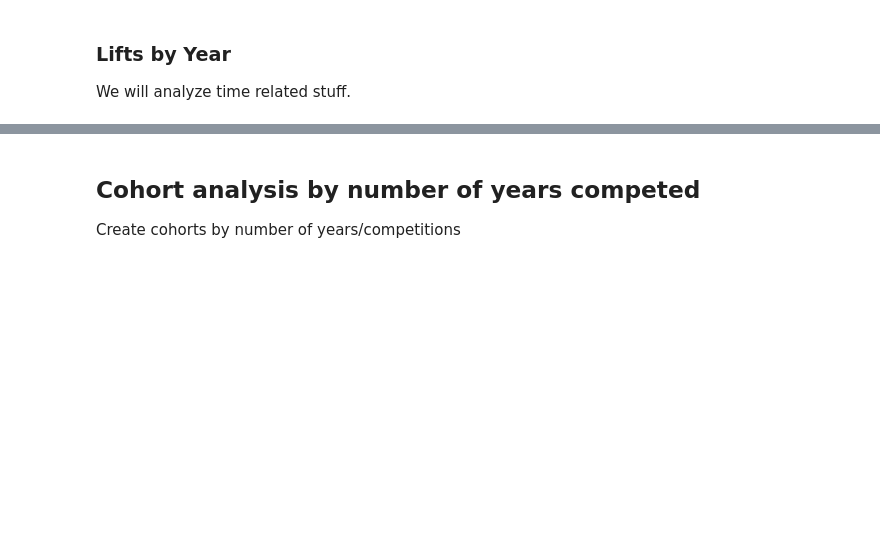
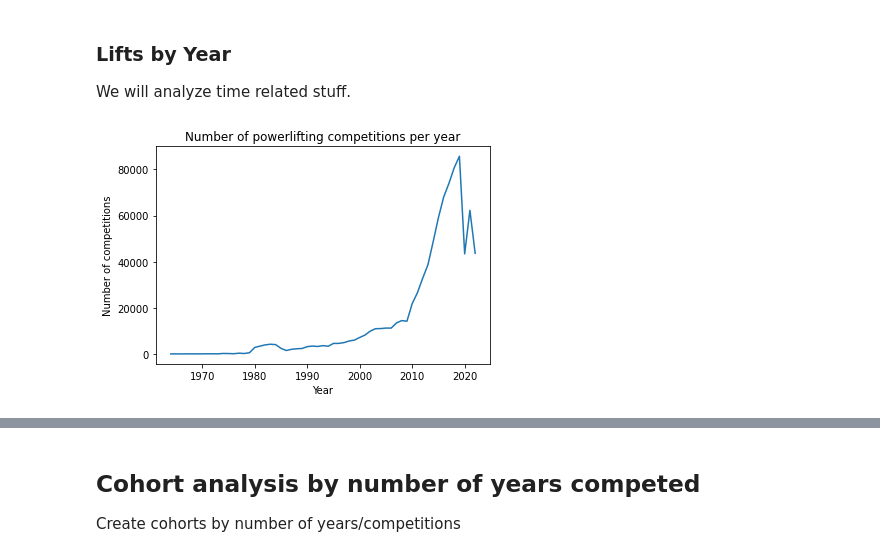
Before and after one commit to kim-jason/PowerliftingDataset, a Jupyter notebook: Powerlifting_Data_Science_Project.ipynb, the cells around one changed output, grey strips where cells are left out. Cells and saved outputs as stored; diff of their text form; code cells hidden in the pictures; blank space fills up the shorter version.

```diff
--- a/Powerlifting_Data_Science_Project.ipynb
+++ b/Powerlifting_Data_Science_Project.ipynb
@@ -2485,0 +2454,11 @@ We will analyze time related stuff.
+# %%
+all_lifts_male_year_count = all_lifts_male.groupby(['Year'])['Year'].count().reset_index(name='Count')
+#display(all_lifts_male_year_count)
+
+plt.plot(all_lifts_male_year_count['Year'], all_lifts_male_year_count['Count'])
+plt.xlabel("Year")
+plt.ylabel("Number of competitions")
+plt.title("Number of powerlifting competitions per year")
+plt.show()
+# %% [output]
+[figure, added]
```
Also changed, not shown: parts of 24 cells of this notebook.
